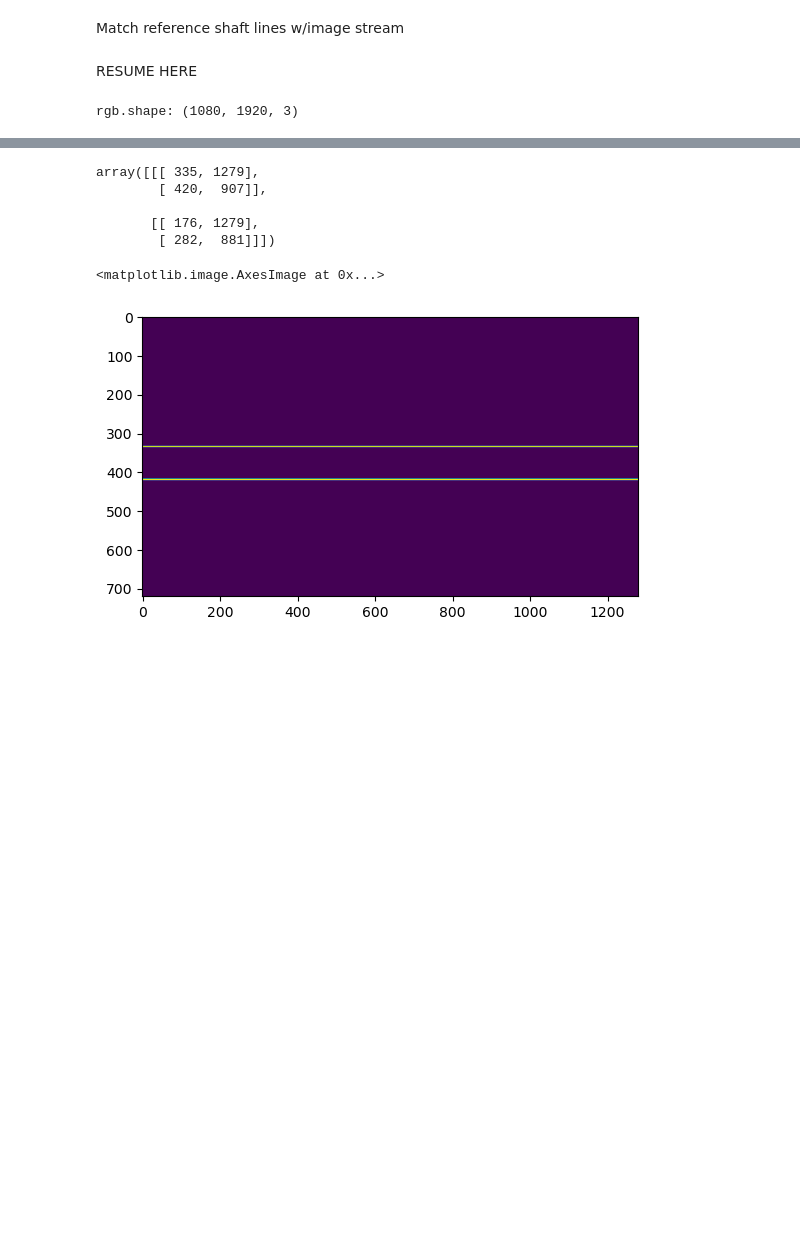
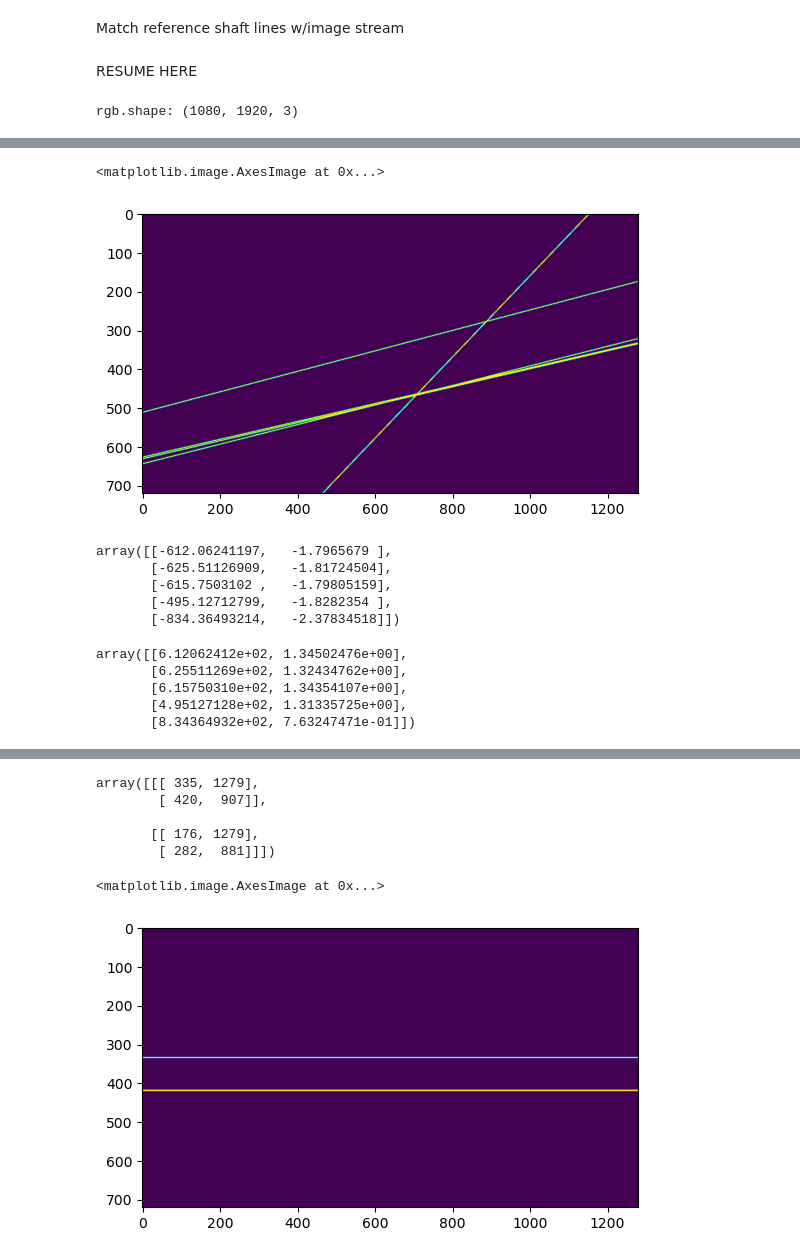
Before and after one commit to ucsdarclab/surgical_tool_tracking, a Jupyter notebook: kornia_dev/scratch.ipynb, the cells around one changed output, grey strips where cells are left out. Saved outputs shown, nothing was run; the diff lists cells and outputs as text; code cells hidden in the pictures; blank space fills up the shorter version.

Commit message:
fixing ransac rho theta to hough lines scale

```diff
--- a/kornia_dev/scratch.ipynb
+++ b/kornia_dev/scratch.ipynb
@@ -672,7 +672,7 @@ def centerCrop(img, dim):
 
 # accepts single img and torch[2, 2, 2] tensor of line segment endpoints
 # returns altered img
-def drawLineSegments(img, lines):
+def drawLineSegments(img = img, lines = lines, colors = [(255, 0, 0), (0, 255, 0)]):
     # BGR (255, 0, 0) = Blue
     colors = [(255, 0, 0), (0, 255, 0)]
     for i in range(lines.shape[0]):
@@ -1029,0 +1036,16 @@ rgb.shape: (1080, 1920, 3)
+# %%
+orig_lines = np.asarray(output['intensity_endpoint_lines'])
+img = drawPolarLines(img = blank, lines = orig_lines, color = (255, 255, 255))
+plt.imshow(img)
+# %% [output]
+<matplotlib.image.AxesImage at 0x...>
+[figure, added]
+# %%
+hough_lines = orig_lines.copy()
+hough_lines
+# %% [output]
+array([[-612.06241197,   -1.7965679 ],
+       [-625.51126909,   -1.81724504],
+       [-615.7503102 ,   -1.79805159],
+       [-495.12712799,   -1.8282354 ],
+       [-834.36493214,   -2.37834518]])
@@ -1029,0 +1068,8 @@ rgb.shape: (1080, 1920, 3)
+# %%
+new_lines
+# %% [output]
+array([[6.12062412e+02, 1.34502476e+00],
+       [6.25511269e+02, 1.32434762e+00],
+       [6.15750310e+02, 1.34354107e+00],
+       [4.95127128e+02, 1.31335725e+00],
+       [8.34364932e+02, 7.63247471e-01]])
```
Also changed, not shown: parts of 3 cells of this notebook.
